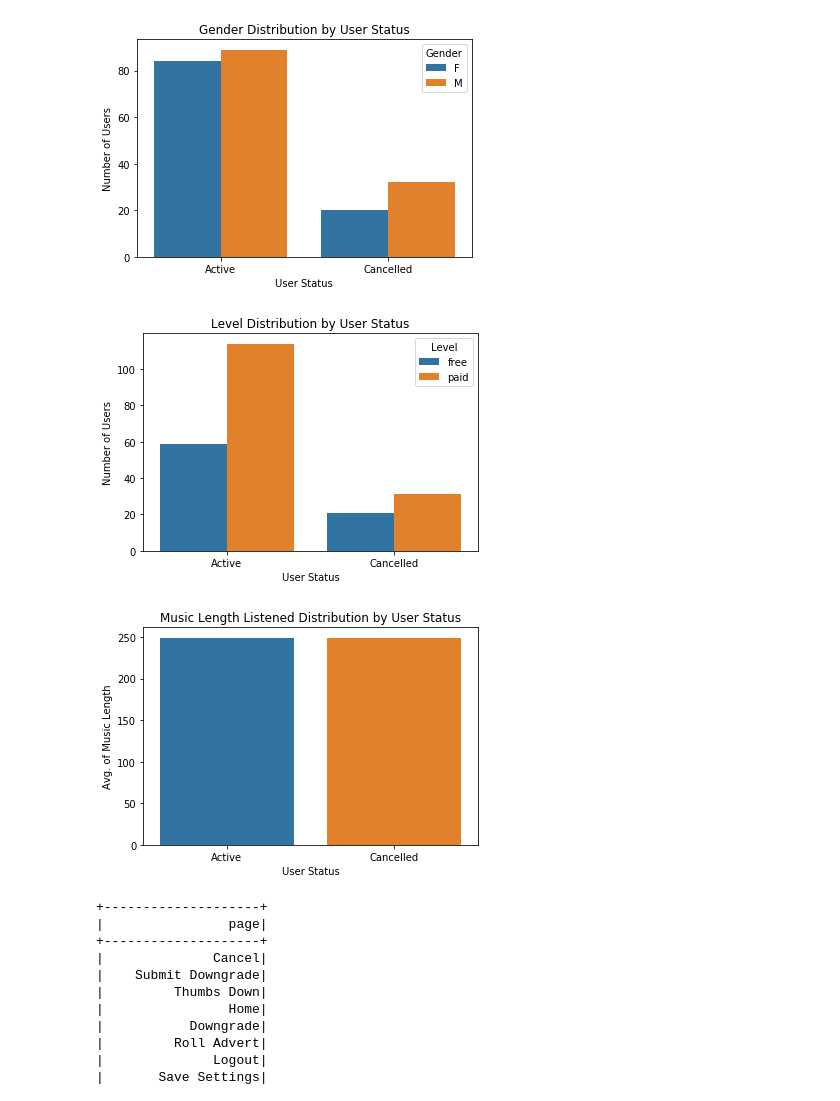
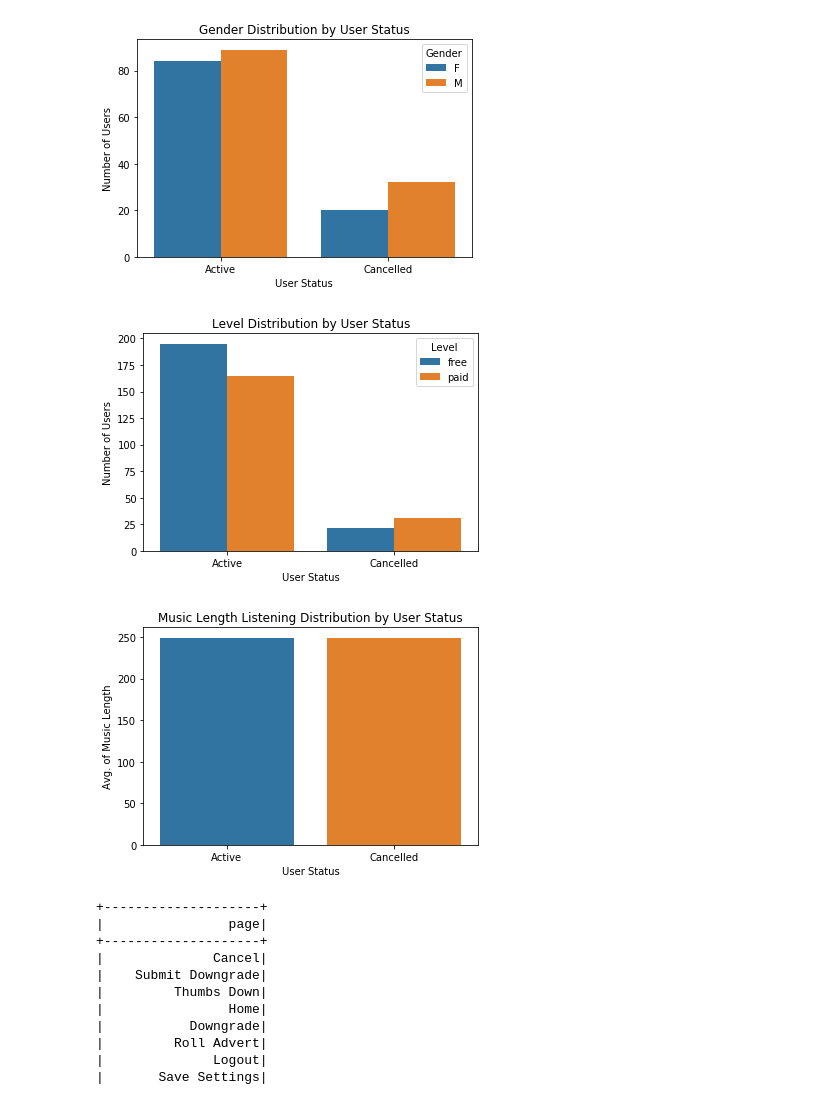
Before and after one commit to Faisal-AlDhuwayhi/Sparkify-Project, a Jupyter notebook: Sparkify.ipynb, the cells around one changed output. Cells and saved outputs as stored; diff of their text form; code cells hidden in the pictures.

```diff
--- a/Sparkify.ipynb
+++ b/Sparkify.ipynb
@@ -179,29 +179,29 @@ plt.legend(title='Gender');
 [figure]
 # %%
 # Level Distribution by User Status Plot
-churn_level = df.drop_duplicates(['userId']).groupby(['churn_phase', 'level']).count() \
-            .sort("churn_phase").toPandas()
+churn_level = df.dropDuplicates(['userId','churn', 'level']).groupby(['churn', 'level']).count() \
+            .sort("churn").toPandas()
 
-sns.barplot(data=churn_level, x='churn_phase', y='count', hue='level')
+sns.barplot(data=churn_level, x='churn', y='count', hue='level')
 plt.title("Level Distribution by User Status")
 plt.xlabel("User Status")
 plt.ylabel("Number of Users")
 plt.xticks(np.arange(len(user_status)), user_status)
 plt.legend(title='Level');
 # %% [output]
-[figure, old version]
+[figure, new version]
 # %%
 # Avg. Music Length Listened Distribution by User Status Plot
 churn_length = df.groupby('churn_phase').avg().select('churn_phase', 'avg(length)') \
                 .sort("churn_phase").toPandas()
 
 sns.barplot(data=churn_length, x='churn_phase', y='avg(length)')
-plt.title("Music Length Listened Distribution by User Status")
+plt.title("Music Length Listening Distribution by User Status")
 plt.xlabel("User Status")
 plt.ylabel("Avg. of Music Length")
 plt.xticks(np.arange(len(user_status)), user_status);
 # %% [output]
-[figure, old version]
+[figure, new version]
 # %%
 # the different types of pages/events
 df.select("page").dropDuplicates().show()
```
Also changed, not shown: parts of 21 cells of this notebook.
